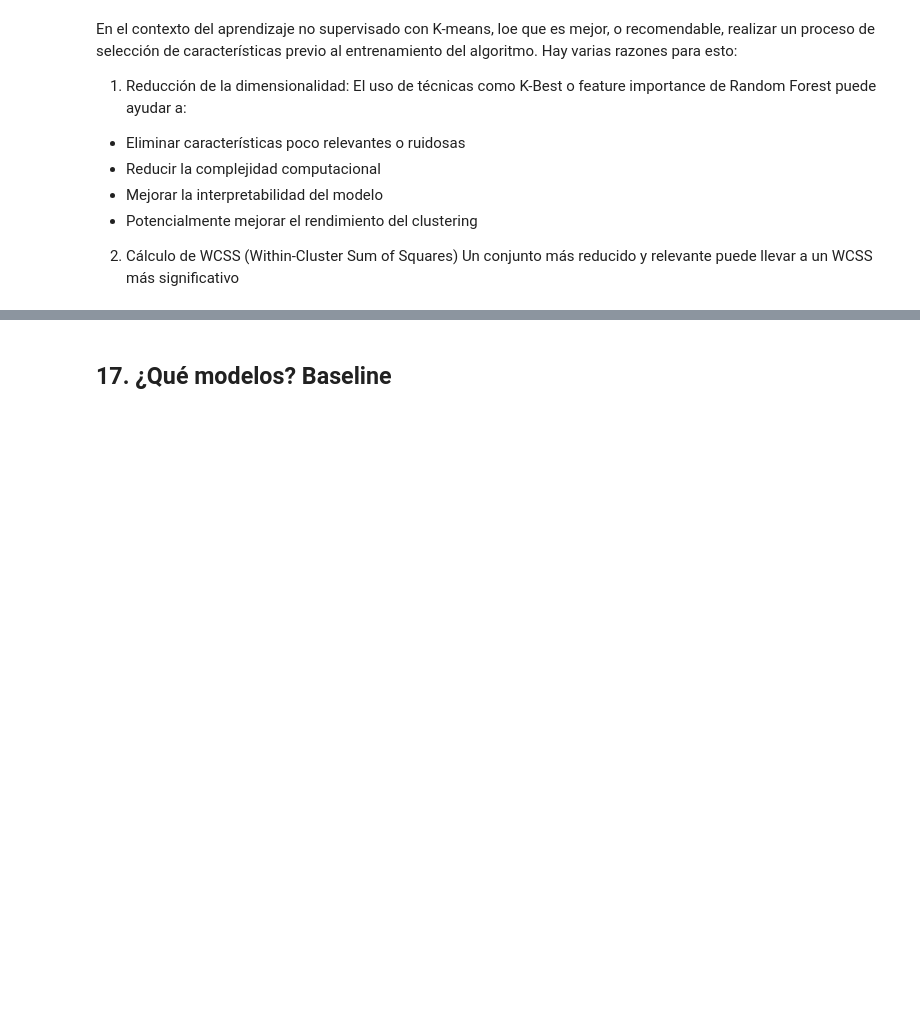
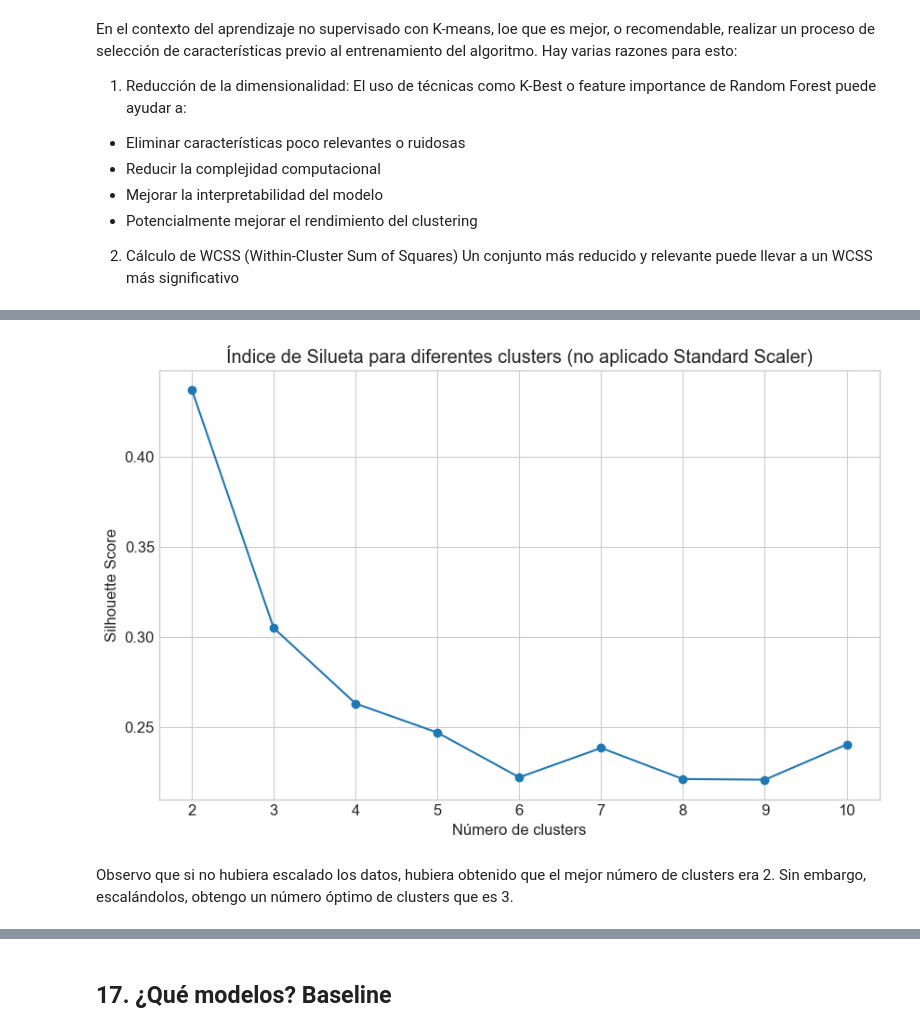
Before and after one commit to angelgvill/DS_ML_Machine_Learning_viviendaMadrid, a Jupyter notebook: notebooks/0514_Modelos_ML+_NoSupervisado.ipynb, the cells around one changed output, grey strips where cells are left out. Saved outputs shown, nothing was run; the diff lists cells and outputs as text; code cells hidden in the pictures; blank space fills up the shorter version.

```diff
--- a/notebooks/0514_Modelos_ML+_NoSupervisado.ipynb
+++ b/notebooks/0514_Modelos_ML+_NoSupervisado.ipynb
@@ -208,0 +229,19 @@ InvalidParameterError: The 'algorithm' parameter of KMeans must be a str among {
+# %%
+# Indice de silueta para diferentes clusters. No escalado con Standard Scaler
+silhouette_scores = []
+
+for i in range(2, 11):
+    kmeans = KMeans(n_clusters=i, random_state=42, n_init=10)
+    labels = kmeans.fit_predict(df)
+    silhouette_scores.append(silhouette_score(df, labels))
+
+plt.figure(figsize=(10, 6))
+plt.plot(range(2, 11), silhouette_scores, marker='o', linestyle='-')
+plt.title('Índice de Silueta para diferentes clusters (no aplicado Standard Scaler)')
+plt.xlabel('Número de clusters')
+plt.ylabel('Silhouette Score')
+plt.show()
+# %% [output]
+[figure, added]
+# %% [markdown]
+Observo que si no hubiera escalado los datos, hubiera obtenido que el mejor número de clusters era 2. Sin embargo, escalándolos, obtengo un número óptimo de clusters que es 3.
```
Also changed, not shown: parts of 12 cells of this notebook.
